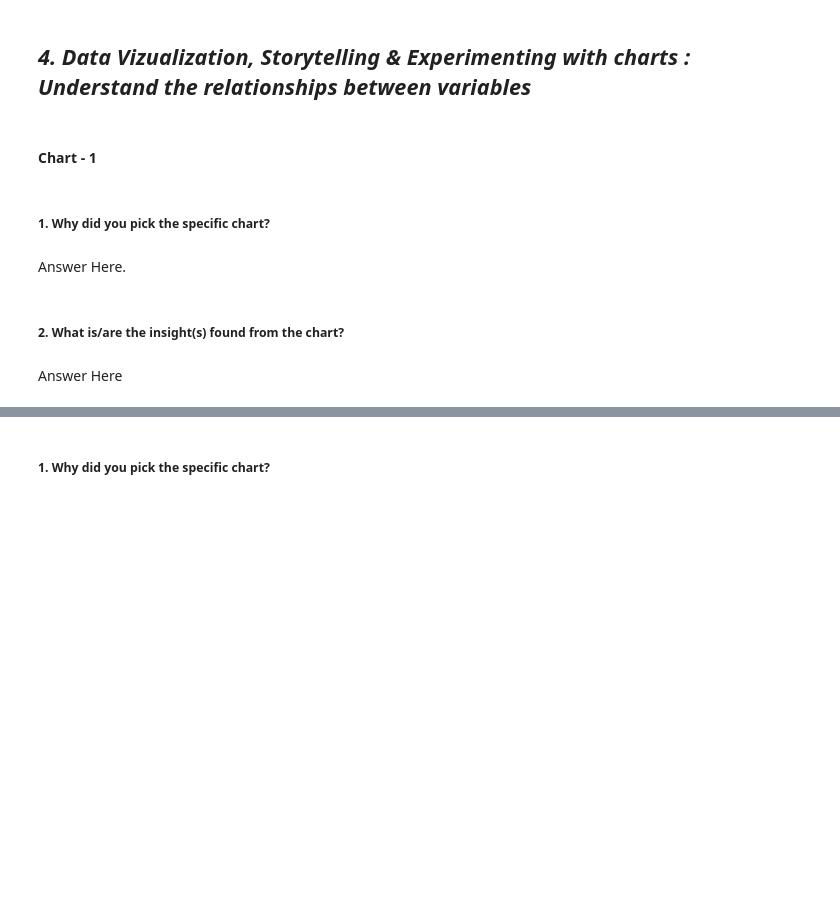
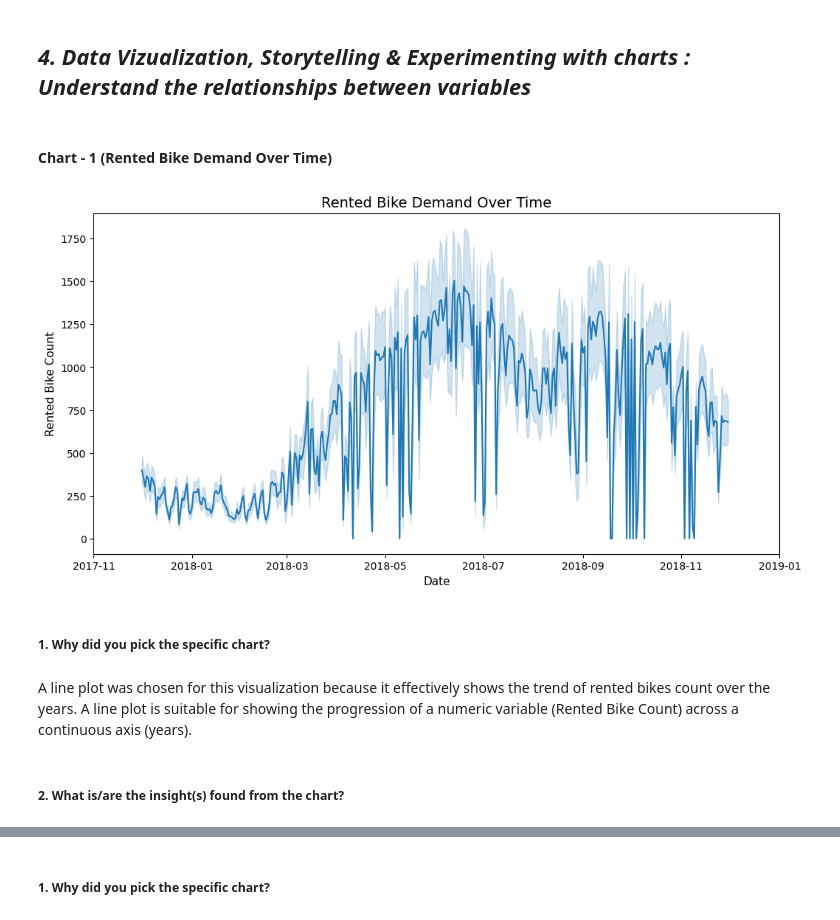
Before and after one commit to ShubhPathania/Bike-Sharing-Demand-Prediction, a Jupyter notebook: Bike_Sharing_Demand_Prediction.ipynb, the cells around one changed output, grey strips where cells are left out. Saved outputs shown, nothing was run; the diff lists cells and outputs as text; code cells hidden in the pictures; blank space fills up the shorter version.

Commit message:
Data Wrangling and visualization - I

```diff
--- a/Bike_Sharing_Demand_Prediction.ipynb
+++ b/Bike_Sharing_Demand_Prediction.ipynb
@@ -287,0 +301,7 @@ pd.DataFrame(check_unique_values(variable_list[11]), columns = ["Unique Function
+# %%
+# Convert Date column to datetime datatype
+bike_df["Date"] = pd.to_datetime(bike_df["Date"], dayfirst= True)
+
+# Extract day and month from Date column
+bike_df["Day"] = bike_df["Date"].dt.day_name()
+bike_df["Month"] = bike_df["Date"].dt.month
@@ -292,4 +438,4 @@ Answer Here.
 # %% [markdown]
 ## ***4. Data Vizualization, Storytelling & Experimenting with charts : Understand the relationships between variables***
 # %% [markdown]
-#### Chart - 1
+#### **Chart - 1 (Rented Bike Demand Over Time)**
@@ -298,8 +442,22 @@ Answer Here.
+# %%
+# Plot the data
+plt.figure(figsize= (12, 6))
+sns.lineplot(data= bike_df, x="Date", y="Rented Bike Count")
+
+# Set chart title and axis labels
+plt.title("Rented Bike Demand Over Time", size= 14)
+plt.xlabel("Date", size= 11)
+plt.ylabel("Rented Bike Count", size= 11)
+
+# Set the x-axis limits
+plt.xlim(pd.Timestamp('2017-11'), pd.Timestamp('2019-01'))
+
+plt.show()
+# %% [output]
+[figure, added]
 # %% [markdown]
 ##### 1. Why did you pick the specific chart?
-# %% [markdown]
-Answer Here.
+# %% [markdown]
+A line plot was chosen for this visualization because it effectively shows the trend of rented bikes count over the years. A line plot is suitable for showing the progression of a numeric variable (Rented Bike Count) across a continuous axis (years).
 # %% [markdown]
 ##### 2. What is/are the insight(s) found from the chart?
-# %% [markdown]
-Answer Here
```
Also changed, not shown: parts of 79 cells of this notebook.
